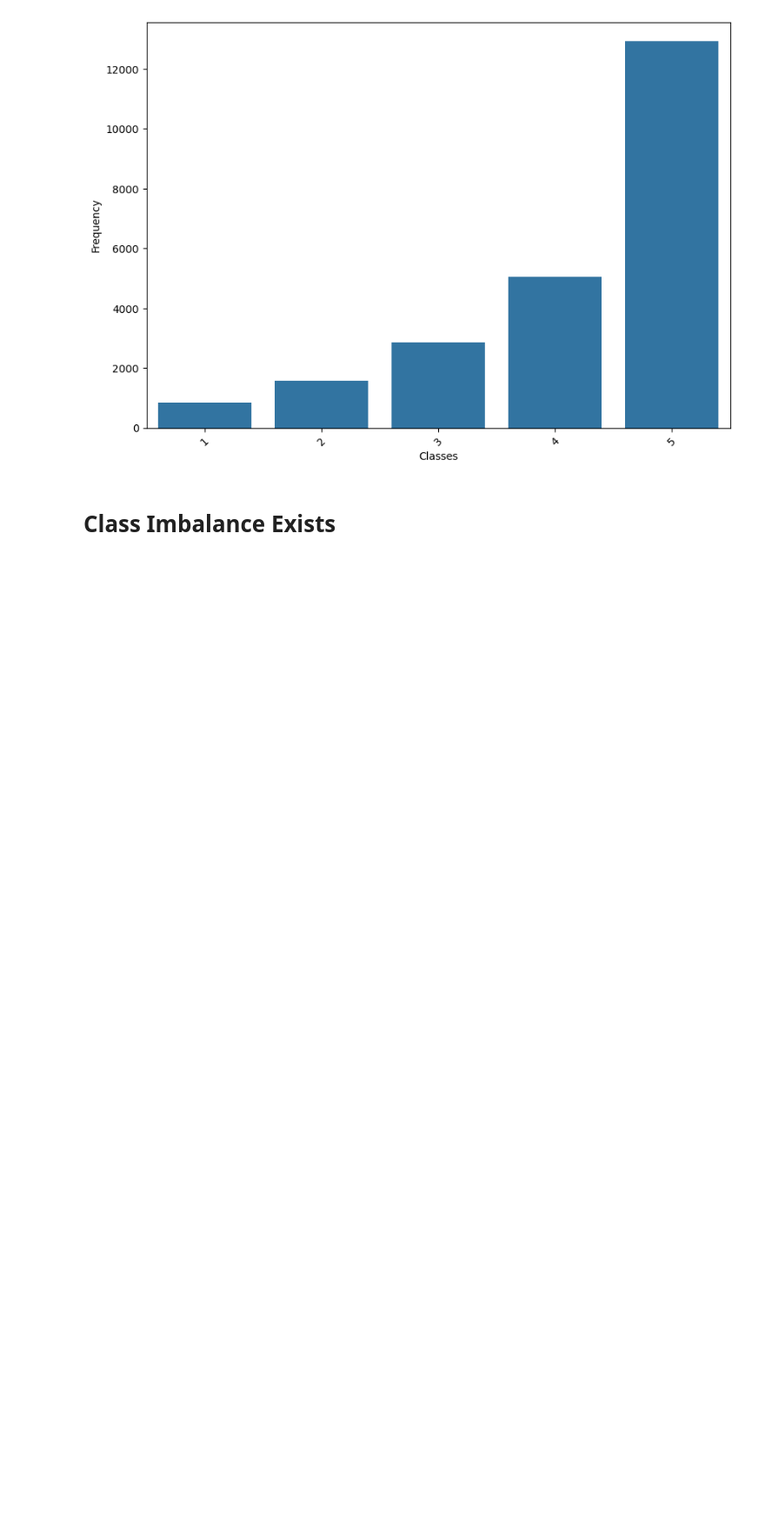
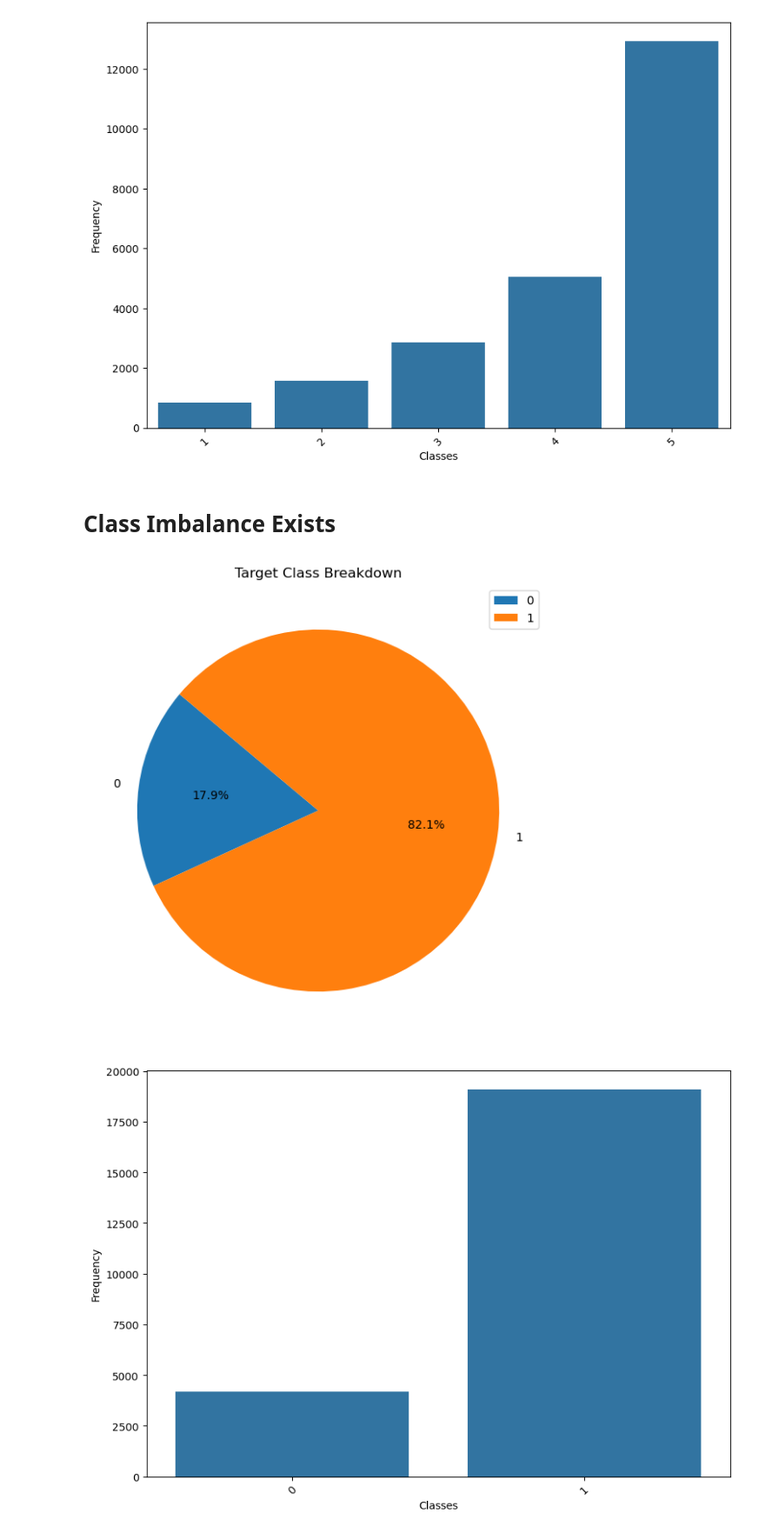
Before and after one commit to MaukanMir/Women-Ecommerce-Analysis, a Jupyter notebook: training.ipynb, the cells around one changed output. Shown at 87% size. Drawn from its saved outputs; the diff is of its cells as text; code cells hidden in the pictures; blank space fills up the shorter version.

```diff
--- a/training.ipynb
+++ b/training.ipynb
@@ -89,3 +89,8 @@ check_class_imbalance(df["Rating"])
 [figure]
 # %% [markdown]
 # Class Imbalance Exists
+# %%
+check_class_imbalance(df["Recommended.IND"])
+# %% [output]
+[figure, added]
+[figure, added]
```
